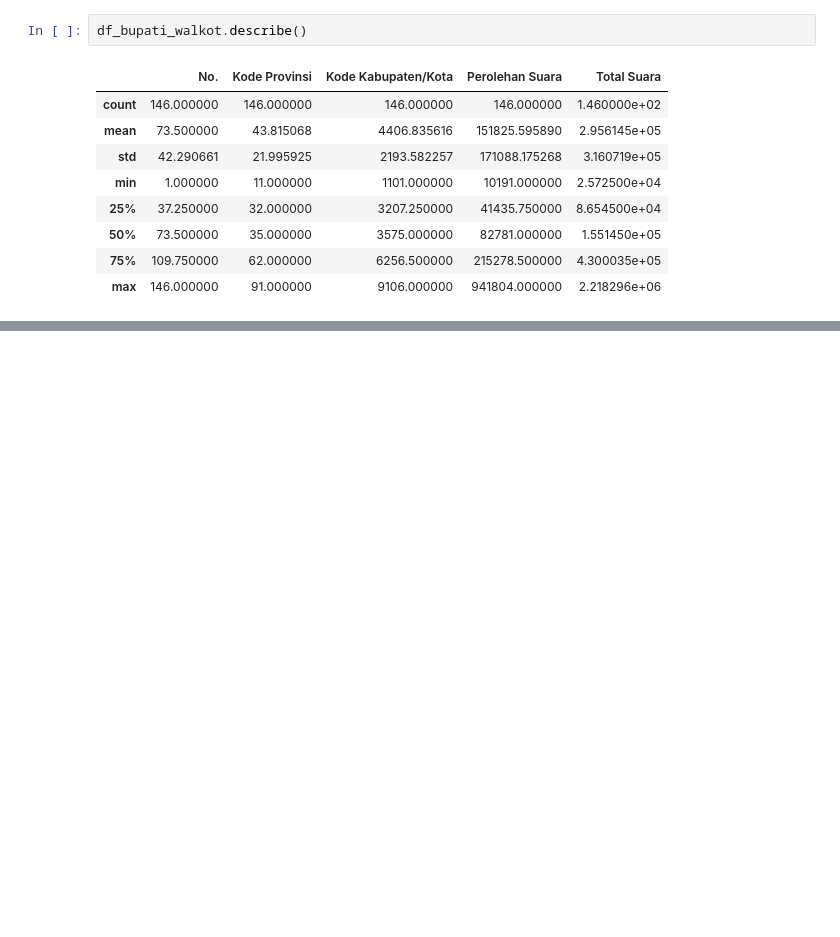
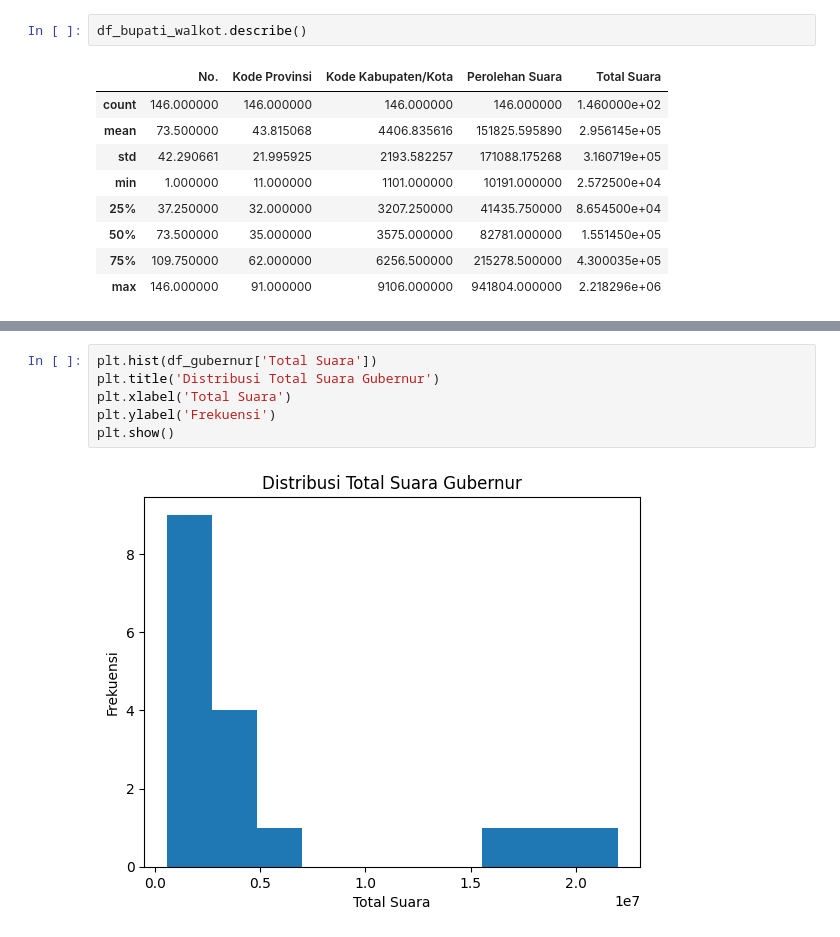
Before and after one commit to LatiefDataVisionary/eda-college-task, a Jupyter notebook: Tgs_EDA_pilkada.ipynb, the cells around one changed output, grey strips where cells are left out. Saved outputs shown, nothing was run; the diff lists cells and outputs as text; blank space fills up the shorter version.

```diff
--- a/Tgs_EDA_pilkada.ipynb
+++ b/Tgs_EDA_pilkada.ipynb
@@ -110,0 +149,8 @@ df_bupati_walkot.describe()
+# %%
+plt.hist(df_gubernur['Total Suara'])
+plt.title('Distribusi Total Suara Gubernur')
+plt.xlabel('Total Suara')
+plt.ylabel('Frekuensi')
+plt.show()
+# %% [output]
+[figure, added]
```
Also changed, not shown: parts of 10 cells of this notebook.
